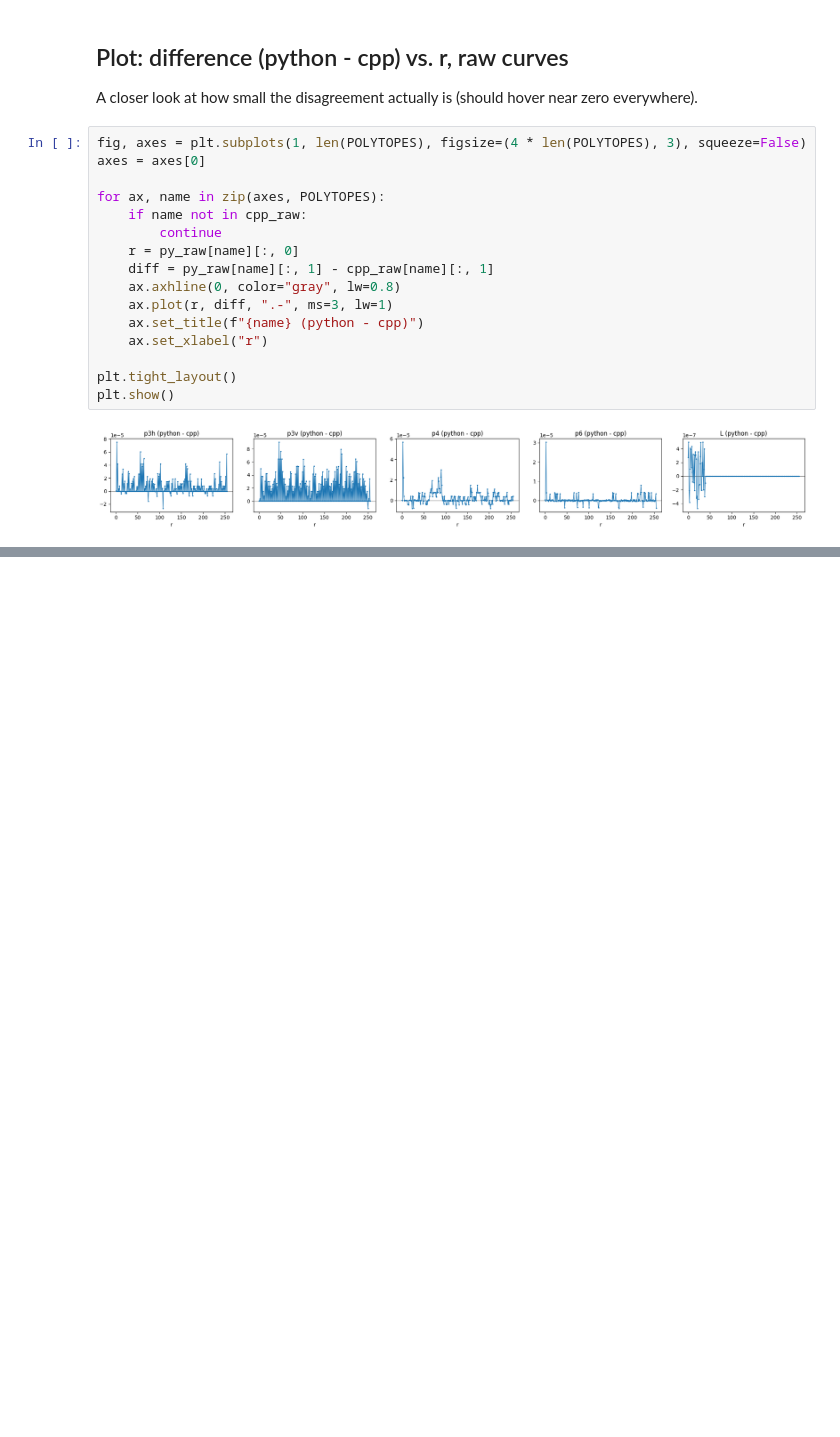
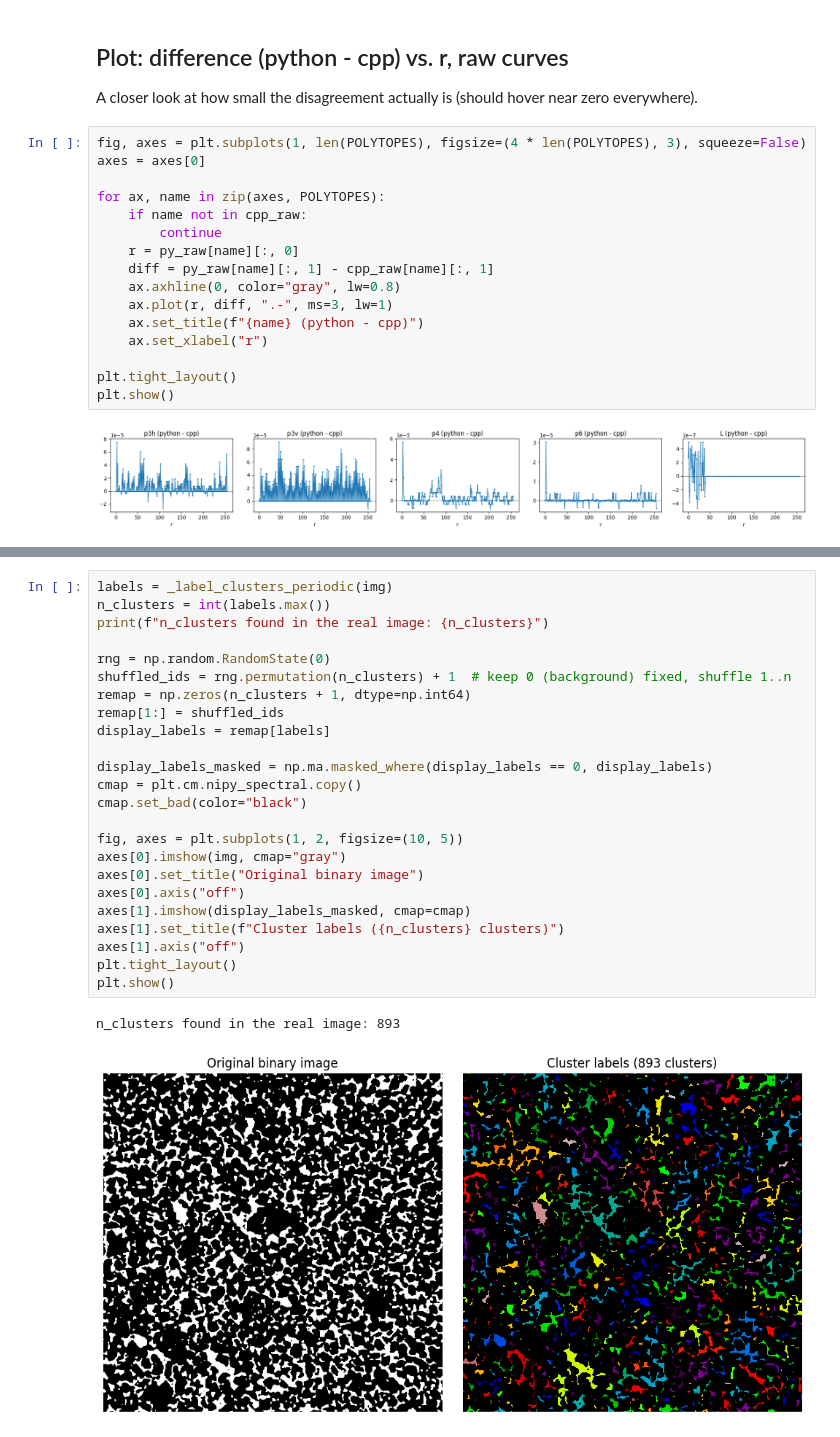
Before and after one commit to hamediut/SMiCA, a Jupyter notebook: notebooks/test_polytopes.ipynb, the cells around one changed output, grey strips where cells are left out. Drawn from its saved outputs; the diff is of its cells as text; blank space fills up the shorter version.

Commit message:
add cluster function to SMDs, similar to GooseEYE package but only calculated by independent python scripts

```diff
--- a/notebooks/test_polytopes.ipynb
+++ b/notebooks/test_polytopes.ipynb
@@ -163,0 +221,27 @@ plt.show()
+# %%
+labels = _label_clusters_periodic(img)
+n_clusters = int(labels.max())
+print(f"n_clusters found in the real image: {n_clusters}")
+
+rng = np.random.RandomState(0)
+shuffled_ids = rng.permutation(n_clusters) + 1  # keep 0 (background) fixed, shuffle 1..n
+remap = np.zeros(n_clusters + 1, dtype=np.int64)
+remap[1:] = shuffled_ids
+display_labels = remap[labels]
+
+display_labels_masked = np.ma.masked_where(display_labels == 0, display_labels)
+cmap = plt.cm.nipy_spectral.copy()
+cmap.set_bad(color="black")
+
+fig, axes = plt.subplots(1, 2, figsize=(10, 5))
+axes[0].imshow(img, cmap="gray")
+axes[0].set_title("Original binary image")
+axes[0].axis("off")
+axes[1].imshow(display_labels_masked, cmap=cmap)
+axes[1].set_title(f"Cluster labels ({n_clusters} clusters)")
+axes[1].axis("off")
+plt.tight_layout()
+plt.show()
+# %% [output]
+n_clusters found in the real image: 893
+[figure, added]
```
Also changed, not shown: parts of 11 cells of this notebook, 3 other files.
